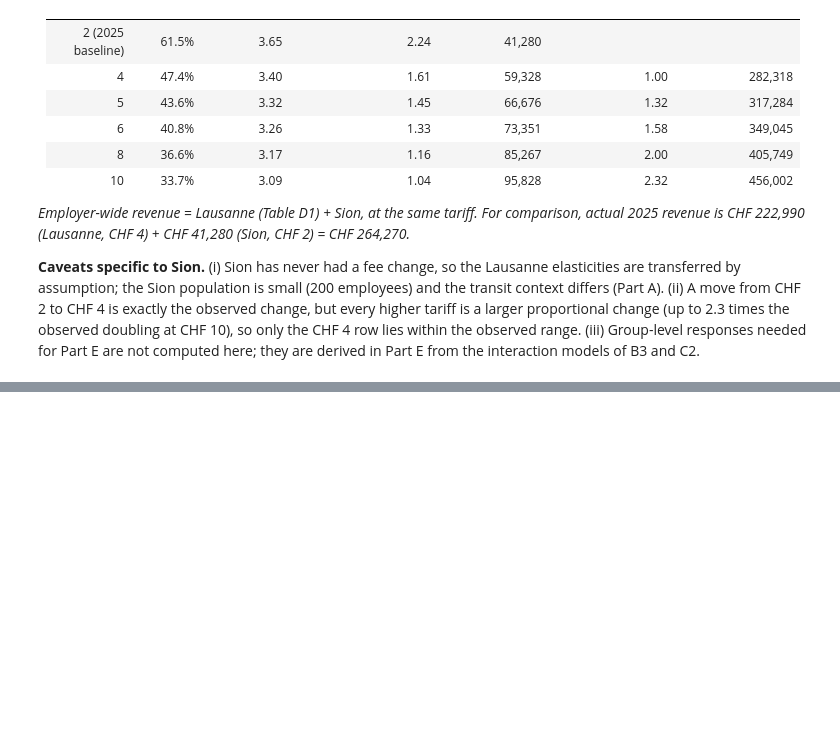
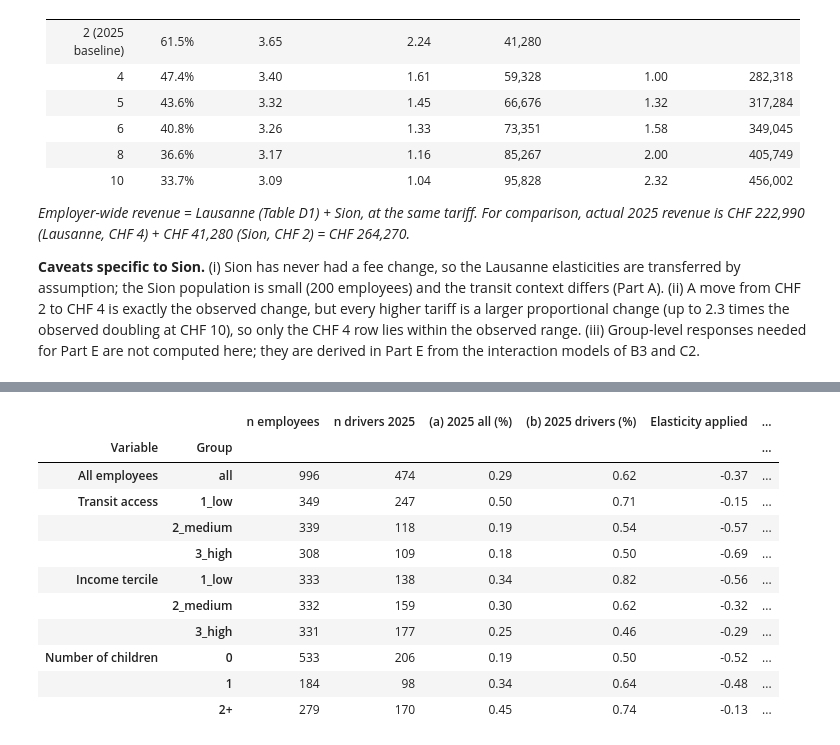
Before and after one commit to Mxlrt69/Public_Policy_Project, a Jupyter notebook: full_notebook.ipynb, the cells around one changed output, grey strips where cells are left out. Cells and saved outputs as stored; diff of their text form; code cells hidden in the pictures; blank space fills up the shorter version.

Commit message:
Part E done

```diff
--- a/full_notebook.ipynb
+++ b/full_notebook.ipynb
@@ -2150,0 +2171,67 @@ Sion 2025 baseline at CHF 2: car share 61.5%, 3.65 days per car user, revenue CH
+# %%
+REC_FEE = 6   # provisional recommended uniform tariff for 2026 (CHF per day); to be confirmed in Part F
+GROUPS = {"Transit access": "transit_group", "Income tercile": "income_tercile", "Number of children": "children_group"}
+
+# 2025 expenditure and burden: observed gross income, 996 employees (the 4 employees without income are non-drivers)
+e25 = df[(df["year"] == 2025) & df["gross_income_chf"].notna()].copy()
+e25["driver"] = e25["car_days_per_week"] > 0
+e25["expenditure"] = e25["car_days_per_week"] * WEEKS * e25["parking_fee_chf"]   # annual parking expenditure (CHF)
+e25["burden"] = e25["expenditure"] / e25["gross_income_chf"]                      # share of observed gross income
+e25["all"] = "all"
+
+# Group-specific extensive elasticities: Lausanne elasticities of Table B2, rescaled so that the Lausanne total
+# equals the central (Sion-adjusted) extensive elasticity of Part D
+k_ext = eps_central["ext"] / table_B2.loc[("Lausanne", "all", "all"), "elasticity"]
+
+def group_eps(col, g):
+    if col == "all":
+        return eps_central["ext"]
+    return table_B2.loc[("Lausanne", col, str(g)), "elasticity"] * k_ext
+
+def project(data, fee, col, uniform=False):
+    """Projected situation of each 2025 employee under a uniform daily fee.
+       q    = probability that a 2025 car user still drives: (fee / 2025 fee) ** eps_ext(group)
+       days = car days of a user who stays: days_2025 * (fee / 2025 fee) ** eps_int  (mean-days elasticity, Part D)
+       No new car users appear."""
+    d = data.copy()
+    eps = d[col].astype(str).map(lambda g: eps_central["ext"] if uniform else group_eps(col, g))
+    ratio = fee / d["parking_fee_chf"]
+    d["eps_ext"] = eps
+    d["q"] = np.where(d["driver"], ratio ** eps, 0.0)
+    d["days_p"] = d["car_days_per_week"] * ratio ** eps_central["int"]
+    d["exp_p"] = d["days_p"] * WEEKS * fee
+    d["burden_p"] = d["exp_p"] / d["gross_income_chf"]
+    return d
+
+def burden_table(fee, uniform=False):
+    rows = []
+    for label, col in {"All employees": "all", **GROUPS}.items():
+        d = project(e25, fee, col, uniform)
+        for g, x in d.groupby(col, observed=True):
+            drv = x[x["driver"]]
+            rows.append({
+                "Variable": label, "Group": str(g), "n employees": len(x), "n drivers 2025": len(drv),
+                "(a) 2025 all (%)": x["burden"].mean() * 100,
+                "(b) 2025 drivers (%)": drv["burden"].mean() * 100,
+                "Elasticity applied": x["eps_ext"].iloc[0],
+                "Drivers leaving (%)": (1 - drv["q"].mean()) * 100,
+                f"(a) CHF {fee} all (%)": (x["q"] * x["burden_p"]).mean() * 100,
+                f"(b) CHF {fee} drivers (%)": np.average(drv["burden_p"], weights=drv["q"]) * 100,
+            })
+    return pd.DataFrame(rows).set_index(["Variable", "Group"])
+
+table_E1 = burden_table(REC_FEE)
+table_E1.round(2)
+# %% [output]
+|  |  | n employees | n drivers 2025 | (a) 2025 all (%) | (b) 2025 drivers (%) | Elasticity applied | ... |
+| Variable | Group |  |  |  |  |  | ... |
+| All employees | all | 996 | 474 | 0.29 | 0.62 | -0.37 | ... |
+| Transit access | 1_low | 349 | 247 | 0.50 | 0.71 | -0.15 | ... |
+|  | 2_medium | 339 | 118 | 0.19 | 0.54 | -0.57 | ... |
+|  | 3_high | 308 | 109 | 0.18 | 0.50 | -0.69 | ... |
+| Income tercile | 1_low | 333 | 138 | 0.34 | 0.82 | -0.56 | ... |
+|  | 2_medium | 332 | 159 | 0.30 | 0.62 | -0.32 | ... |
+|  | 3_high | 331 | 177 | 0.25 | 0.46 | -0.29 | ... |
+| Number of children | 0 | 533 | 206 | 0.19 | 0.50 | -0.52 | ... |
+|  | 1 | 184 | 98 | 0.34 | 0.64 | -0.48 | ... |
+|  | 2+ | 279 | 170 | 0.45 | 0.74 | -0.13 | ... |
```
Also changed, not shown: parts of 6 cells of this notebook.
